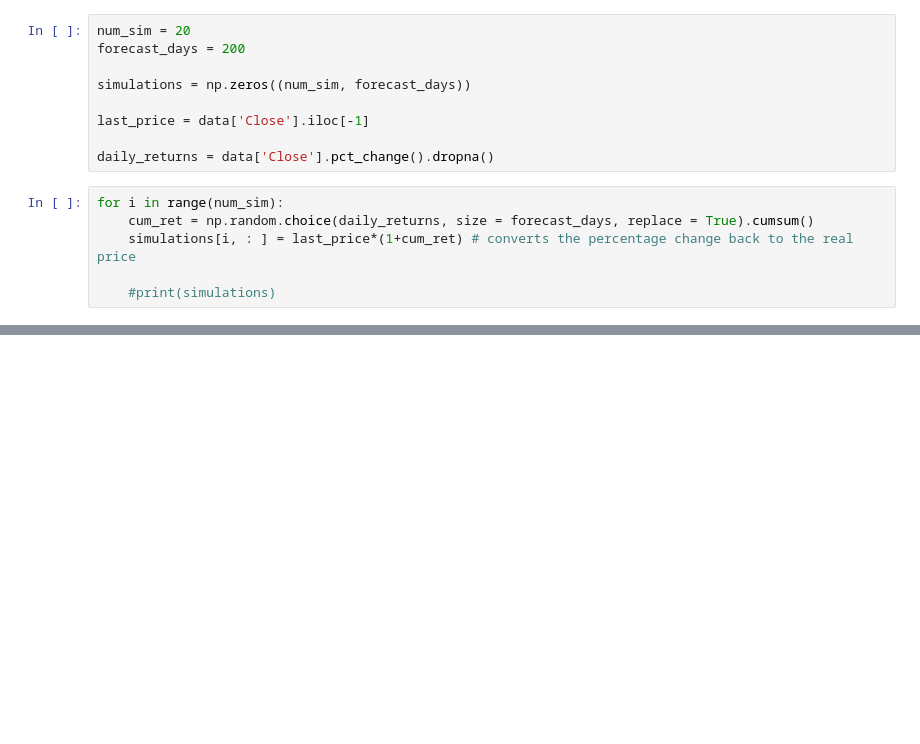
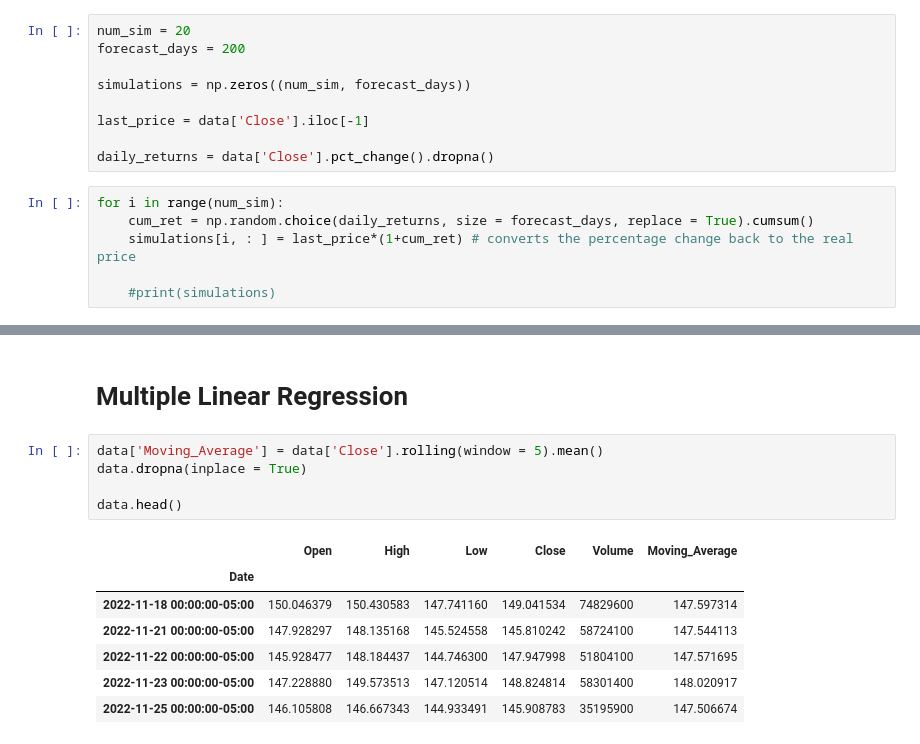
Before and after one commit to alexstoica-1/time-series-analysis-, a Jupyter notebook: notebooks/forecasting.ipynb, the cells around one changed output, grey strips where cells are left out. Saved outputs shown, nothing was run; the diff lists cells and outputs as text; blank space fills up the shorter version.

```diff
--- a/notebooks/forecasting.ipynb
+++ b/notebooks/forecasting.ipynb
@@ -113,0 +159,15 @@ plt.show()
+# %% [markdown]
+# Multiple Linear Regression
+# %%
+data['Moving_Average'] = data['Close'].rolling(window = 5).mean()
+data.dropna(inplace = True)
+
+data.head()
+# %% [output]
+|  | Open | High | Low | Close | Volume | Moving_Average |
+| Date |  |  |  |  |  |  |
+| 2022-11-18 00:00:00-05:00 | 150.046379 | 150.430583 | 147.741160 | 149.041534 | 74829600 | 147.597314 |
+| 2022-11-21 00:00:00-05:00 | 147.928297 | 148.135168 | 145.524558 | 145.810242 | 58724100 | 147.544113 |
+| 2022-11-22 00:00:00-05:00 | 145.928477 | 148.184437 | 144.746300 | 147.947998 | 51804100 | 147.571695 |
+| 2022-11-23 00:00:00-05:00 | 147.228880 | 149.573513 | 147.120514 | 148.824814 | 58301400 | 148.020917 |
+| 2022-11-25 00:00:00-05:00 | 146.105808 | 146.667343 | 144.933491 | 145.908783 | 35195900 | 147.506674 |
```
Also changed, not shown: parts of 16 cells of this notebook, 3 other files.
